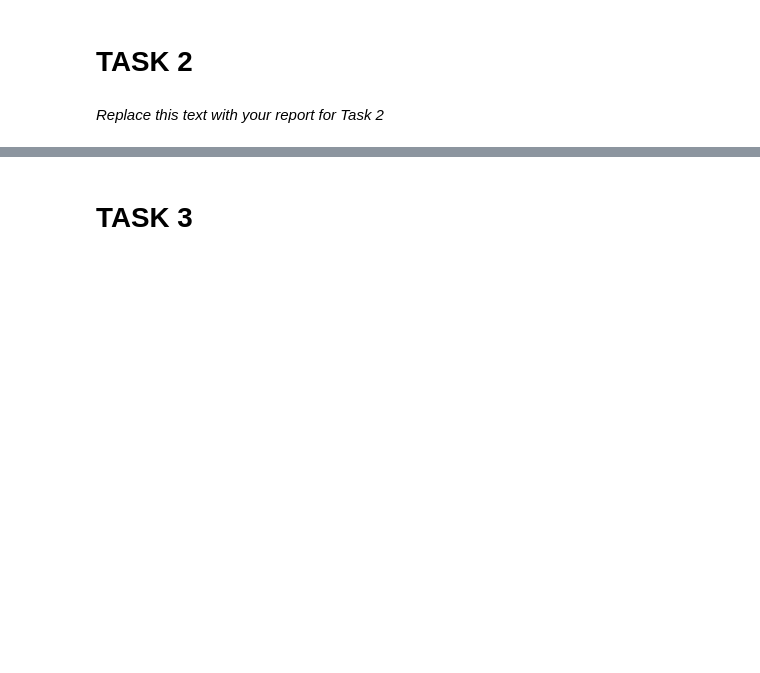
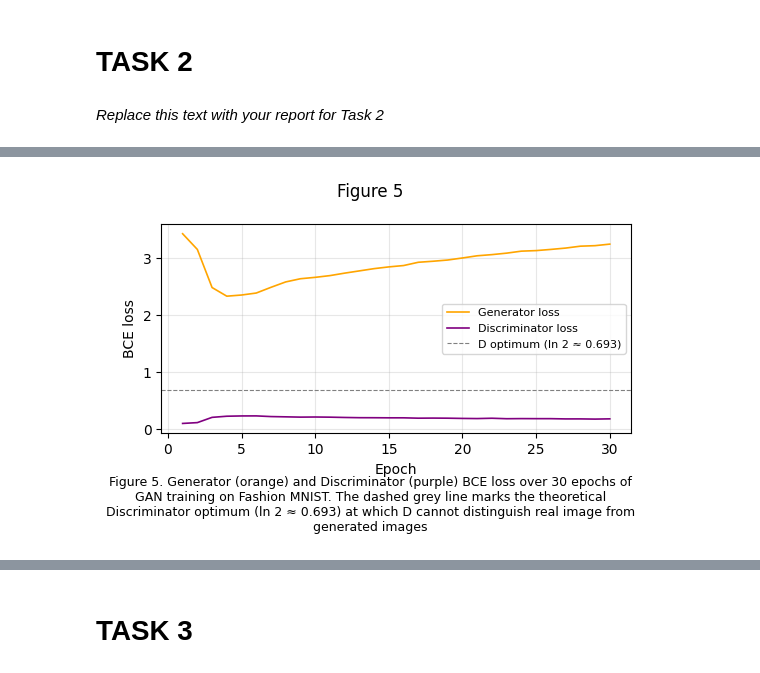
Before and after one commit to Noah-To/NN-Draft, a Jupyter notebook: 283284.ipynb, the cells around one changed output, grey strips where cells are left out. Drawn from its saved outputs; the diff is of its cells as text; code cells hidden in the pictures; blank space fills up the shorter version.

```diff
--- a/283284.ipynb
+++ b/283284.ipynb
@@ -290,7 +290,7 @@ LEARNING_RATES = [1e-4, 5e-4, 1e-3, 5e-3, 1e-2]
 LR_EPOCHS = 5
 
 # storaing validation accuracy history
-lr_value_accuracy_histories = {}
+lr_validation_accuracy_histories = {}
 
 # Shared loss function used across all LR experiments
 criterion = nn.CrossEntropyLoss()
@@ -300,7 +300,7 @@ for lr in LEARNING_RATES:
 
     opt_lr = optim.Adam(model_lr.parameters(), lr=lr)
 
-    value_accuracy = []
+    validation_accuracy = []
 
     print(f"\nLR = {lr}")
     for epoch in range(1, LR_EPOCHS + 1):
@@ -308,27 +308,27 @@ for lr in LEARNING_RATES:
         train_one_epoch(model_lr, training_loader, criterion, opt_lr)
 
         # Evaluate on the validation set without weight update
-        _, v_acc = evaluate(model_lr, value_loader, criterion)
-        value_accuracy.append(v_acc * 100)
+        _, v_acc = evaluate(model_lr, validation_loader, criterion)
+        validation_accuracy.append(v_acc * 100)
         print(f"  epoch {epoch}/{LR_EPOCHS}  val acc: {v_acc*100:.1f}%")
 
     # Save this LR accuracy for plotting
-    lr_value_accuracy_histories[lr] = value_accuracy
+    lr_validation_accuracy_histories[lr] = validation_accuracy
 
 # Select the LR with the highest validation accuracy at the final epoch.
 # lambda extracts the last element of each accuracy list.
-BEST_LR = max(LEARNING_RATES, key=lambda r: lr_value_accuracy_histories[r][-1])
-print(f"\nBest LR: {BEST_LR}  (val acc = {lr_value_accuracy_histories[BEST_LR][-1]:.1f}% at epoch {LR_EPOCHS})")
+BEST_LR = max(LEARNING_RATES, key=lambda r: lr_validation_accuracy_histories[r][-1])
+print(f"\nBest LR: {BEST_LR}  (val acc = {lr_validation_accuracy_histories[BEST_LR][-1]:.1f}% at epoch {LR_EPOCHS})")
 
 # Figure 1: LR search validation accuracy curves
-figWidth  = 14.
+figWidth = 14.
 figHeight = 8.
 fig, ax = plt.subplots(figsize=tuple(np.array((figWidth, figHeight)) / 2.54))
 fig.suptitle('Figure 1')
 
 colors = plt.cm.viridis([0.1, 0.3, 0.55, 0.75, 0.95])
 
-for (lr, accs), col in zip(lr_value_accuracy_histories.items(), colors):
+for (lr, accs), col in zip(lr_validation_accuracy_histories.items(), colors):
     ax.plot(range(1, LR_EPOCHS + 1), accs,
             linewidth=1.2,
             color=col,
@@ -652,0 +826,62 @@ Per-class test accuracy (BatchNorm CNN):
+# %%
+# Figure 5: GAN training loss curve
+# small divergence between G and D loss indicates training stability and vice versa
+
+epochs_gan = range(1, GAN_EPOCHS + 1)
+
+figWidth  = 14.
+figHeight = 8.
+fig, ax = plt.subplots(figsize=tuple(np.array((figWidth, figHeight)) / 2.54))
+fig.suptitle('Figure 5')
+
+# plotting G and D losses for direct comparison
+ax.plot(epochs_gan, g_losses, color='orange', linewidth=1.2, label='Generator loss')
+ax.plot(epochs_gan, d_losses, color='purple', linewidth=1.2, label='Discriminator loss')
+
+# Theoretical D optimum, when ln(2) ≈ 0.693 when D cannot distinguish real from fake better than chance.
+ax.axhline(np.log(2), color='grey', linestyle='--', linewidth=0.8, label='D optimum (ln 2 ≈ 0.693)')
+
+ax.set_xlabel('Epoch')
+ax.set_ylabel('BCE loss')
+ax.legend(fontsize=8)
+ax.grid(True, alpha=0.3)
+
+txt = (f"Figure 5. Generator (orange) and Discriminator (purple) BCE loss over {GAN_EPOCHS} epochs of GAN training on Fashion MNIST. "
+       f"The dashed grey line marks the theoretical Discriminator optimum (ln 2 ≈ 0.693) "
+       f"at which D cannot distinguish real image from generated images")
+plt.figtext(0.5, -0.12, txt, wrap=True, horizontalalignment='center', fontsize=9)
+
+plt.tight_layout()
+plt.show()
+
+# Figure 6: Grid of generated images
+# Pass the fixed noise batch through the trained Generator to produce 64 images.
+
+G.eval()
+with torch.no_grad():
+    gen_images = G(fixed_noise)
+
+# Rescale from [-1, 1] back to [0, 1] for display
+gen_images = (gen_images + 1) / 2
+
+figWidth  = 16.
+figHeight = 16.
+fig, axes = plt.subplots(8, 8, figsize=tuple(np.array((figWidth, figHeight)) / 2.54))
+fig.suptitle('Figure 6')
+
+for idx, ax in enumerate(axes.flat):
+    img = gen_images[idx].squeeze().cpu().numpy()
+    ax.imshow(img, cmap='gray', vmin=0, vmax=1)
+    ax.axis('off')
+
+plt.subplots_adjust(wspace=0.05, hspace=0.05)
+
+txt = (f"Figure 6. Grid of 64 images generated by the trained Generator using a fixed set of noise vectors z ~ N(0,1). "
+       f"All 64 images were produced from the same z vectors after {GAN_EPOCHS} epochs of training, so quality reflects the final "
+       f"state of the Generator. Images show recognisable Fashion MNIST clothing shapes "
+       f"but with some blurring and artefacts typical of GAN-generated images.")
+plt.figtext(0.5, -0.04, txt, wrap=True, horizontalalignment='center', fontsize=9)
+
+plt.show()
+# %% [output]
+[figure, added]
```
Also changed, not shown: parts of 12 cells of this notebook.
